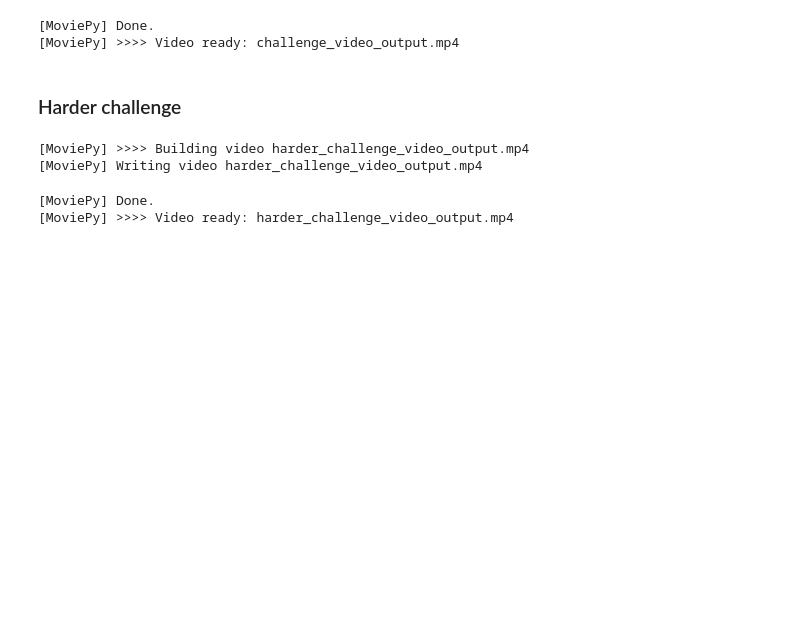
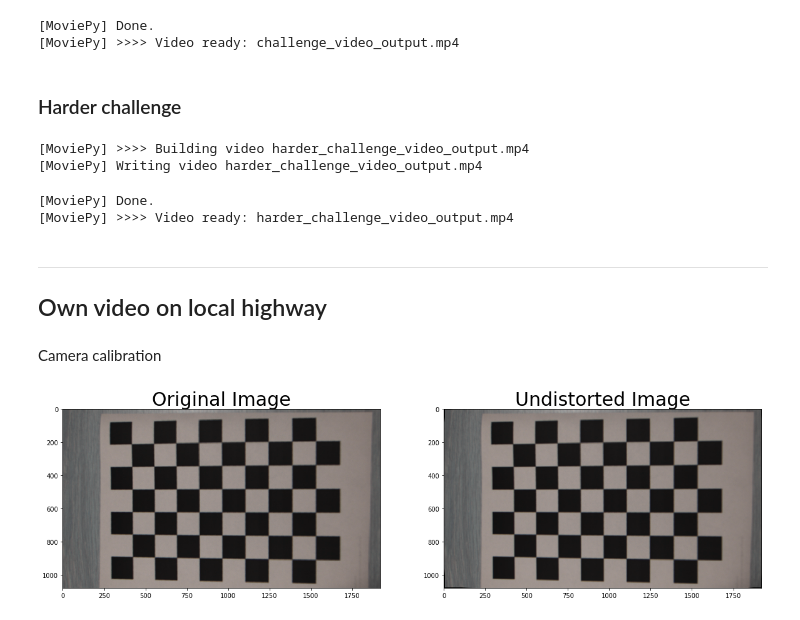
Before and after one commit to AravindaDP/CarND-Advanced-Lane-Lines, a Jupyter notebook: project.ipynb, the cells around one changed output. Cells and saved outputs as stored; diff of their text form; code cells hidden in the pictures; blank space fills up the shorter version.

Commit message:
Own video added
Own video in local highway added.
Writeup.pdf added.
Few fixes for lane changing and memory growth due to keeping old lane pixels.

```diff
--- a/project.ipynb
+++ b/project.ipynb
@@ -31,7 +31,7 @@ imgpoints = [] # 2d points in image plane.
 
 cal_image_path = "camera_cal/"
 # Make a list of calibration images
-images = glob.glob(cal_image_path+'calibration*.jpg')
+images = glob.glob(cal_image_path+'*.jpg')
 
 # Step through the list and search for chessboard corners
 for fname in images:
@@ -672,6 +681,18 @@ def process_image(img, dist_pickle, src, dst, thresholds, tracker):
         cv2.putText(result, 'Radius of Curvature = '+str(int(curverad))+'(m)',(50,50),cv2.FONT_HERSHEY_SIMPLEX,1,(255,255,255),2)
         cv2.putText(result,'Vehicle is '+str(abs(round(center_diff,2)))+'m '+side_pos+' of center',(50,100),cv2.FONT_HERSHEY_SIMPLEX,1,(255,255,255),2)
 
+        if left_line.line_base_pos > - 0.9 or right_line.line_base_pos < 0.9: #Approx half of average width of a car
+            cv2.putText(result,'Lane Departure Warning!',(50,150),cv2.FONT_HERSHEY_SIMPLEX,1,(255,255,255),2)
+            # Force detecting new lane positions
+            left_line.detected = False
+            right_line.detected = False
+            left_line.recent_xfitted = []
+            right_line.recent_xfitted = []
+            left_line.allx = []
+            right_line.allx = []
+            left_line.ally = []
+            right_line.ally = []
+
     return result
 
 tracker_params['margin']=20
@@ -801,3 +822,64 @@ video_clip3.write_videofile(Output_video, audio=False)
 [MoviePy] Writing video harder_challenge_video_output.mp4
 [MoviePy] Done.
 [MoviePy] >>>> Video ready: harder_challenge_video_output.mp4
+# %% [markdown]
+---
+## Own video on local highway
+# %% [markdown]
+Camera calibration
+# %%
+# Arrays to store object points and image points from all the images.
+objpoints = [] # 3d points in real world space
+imgpoints = [] # 2d points in image plane.
+
+cal_image_path = "pg_camera_cal/"
+# Make a list of calibration images
+images = glob.glob(cal_image_path+'*.jpg')
+
+# Step through the list and search for chessboard corners
+for fname in images:
+    img = cv2.imread(fname)
+    gray = cv2.cvtColor(img,cv2.COLOR_BGR2GRAY)
+
+    # Find the chessboard corners
+    ret, corners = cv2.findChessboardCorners(gray, (9,6),None)
+
+    # If found, add object points, image points
+    if ret == True:
+        objpoints.append(objp)
+        imgpoints.append(corners)
+
+        # Draw and display the corners
+        img = cv2.drawChessboardCorners(img, (9,6), corners, ret)
+        cv2.imshow('img',img)
+        cv2.waitKey(500)
+
+cv2.destroyAllWindows()
+
+# Test undistortion on an image
+img = cv2.imread(images[0])
+img_size = (img.shape[1], img.shape[0])
+
+# Do camera calibration given object points and image points
+ret, mtx, dist, rvecs, tvecs = cv2.calibrateCamera(objpoints, imgpoints, img_size,None,None)
+
+
+dst_img = cv2.undistort(img, mtx, dist, None, mtx)
+cv2.imwrite('output_images/my_calibration_undist.jpg',dst_img)
+
+# Save the camera calibration result for later use (we won't worry about rvecs / tvecs)
+dist_pickle = {}
+dist_pickle["mtx"] = mtx
+dist_pickle["dist"] = dist
+pickle.dump( dist_pickle, open( cal_image_path+"dist_pickle.p", "wb" ) )
+#dst = cv2.cvtColor(dst, cv2.COLOR_BGR2RGB)
+# Visualize undistortion
+f, (ax1, ax2) = plt.subplots(1, 2, figsize=(20,10))
+ax1.imshow(img)
+ax1.set_title('Original Image', fontsize=30)
+ax2.imshow(dst_img)
+ax2.set_title('Undistorted Image', fontsize=30)
+f.savefig('output_images/my_undistort_output.jpg')
+plt.show()
+# %% [output]
+[figure, added]
```
Also changed, not shown: parts of 5 cells of this notebook, 36 other files.
